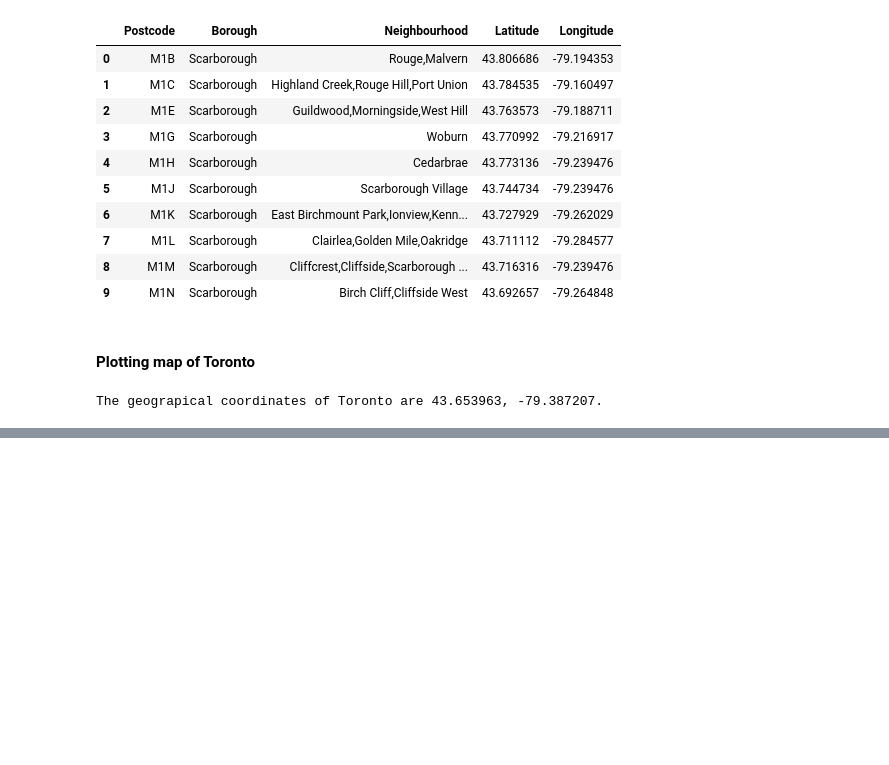
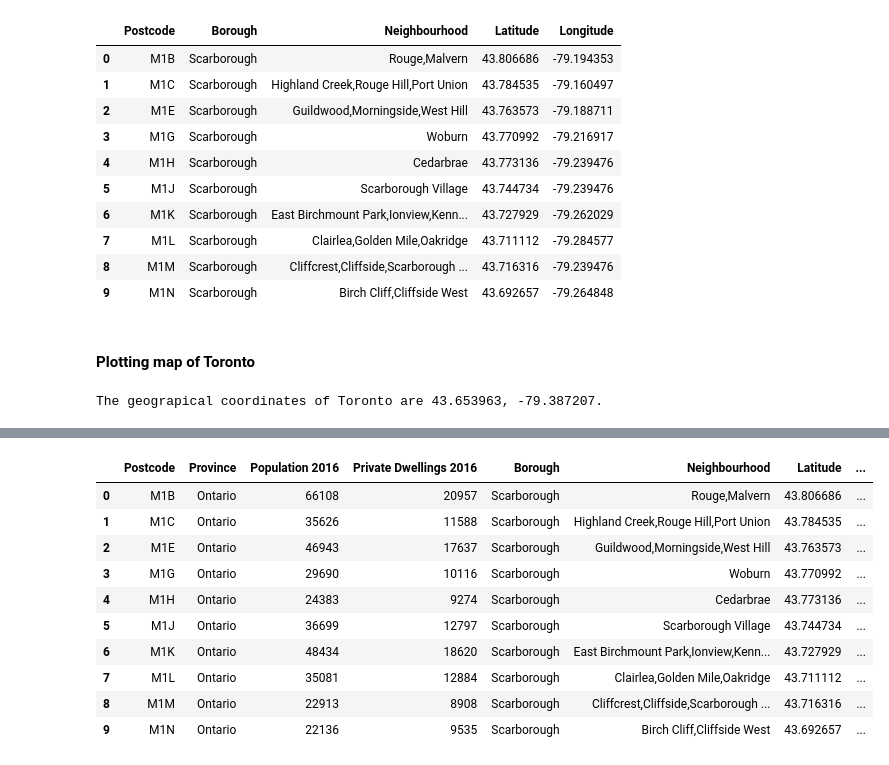
Before and after one commit to humanshado/Coursera_Capstone, a Jupyter notebook: Exploring Toronto Neighborhoods.ipynb, the cells around one changed output, grey strips where cells are left out. Cells and saved outputs as stored; diff of their text form; code cells hidden in the pictures; blank space fills up the shorter version.

```diff
--- a/Exploring Toronto Neighborhoods.ipynb
+++ b/Exploring Toronto Neighborhoods.ipynb
@@ -170,0 +467,3 @@ map_toronto
+# %%
+population_canada = pd.read_excel('../dataBank/population_canada.xlsx')
+population_canada.tail()
@@ -170,0 +477,3 @@ map_toronto
+# %%
+population_canada = population_canada.drop(columns=['Geographic name','Incompletely enumerated Indian reserves and Indian settlements, 2016', 'Private dwellings occupied by usual residents, 2016'])
+population_canada.head()
@@ -170,0 +502,17 @@ map_toronto
+# %%
+population_canada.columns = ['Postcode', 'Province', 'Population 2016', 'Private Dwellings 2016']
+# %%
+population_toronto = pd.merge(population_canada.copy(), df_toronto.copy(), on='Postcode')
+population_toronto.head(10)
+# %% [output]
+|  | Postcode | Province | Population 2016 | Private Dwellings 2016 | Borough | Neighbourhood | Latitude | ... |
+| 0 | M1B | Ontario | 66108 | 20957 | Scarborough | Rouge,Malvern | 43.806686 | ... |
+| 1 | M1C | Ontario | 35626 | 11588 | Scarborough | Highland Creek,Rouge Hill,Port Union | 43.784535 | ... |
+| 2 | M1E | Ontario | 46943 | 17637 | Scarborough | Guildwood,Morningside,West Hill | 43.763573 | ... |
+| 3 | M1G | Ontario | 29690 | 10116 | Scarborough | Woburn | 43.770992 | ... |
+| 4 | M1H | Ontario | 24383 | 9274 | Scarborough | Cedarbrae | 43.773136 | ... |
+| 5 | M1J | Ontario | 36699 | 12797 | Scarborough | Scarborough Village | 43.744734 | ... |
+| 6 | M1K | Ontario | 48434 | 18620 | Scarborough | East Birchmount Park,Ionview,Kenn... | 43.727929 | ... |
+| 7 | M1L | Ontario | 35081 | 12884 | Scarborough | Clairlea,Golden Mile,Oakridge | 43.711112 | ... |
+| 8 | M1M | Ontario | 22913 | 8908 | Scarborough | Cliffcrest,Cliffside,Scarborough ... | 43.716316 | ... |
+| 9 | M1N | Ontario | 22136 | 9535 | Scarborough | Birch Cliff,Cliffside West | 43.692657 | ... |
```
Also changed, not shown: parts of 28 cells of this notebook, 2 other files.
